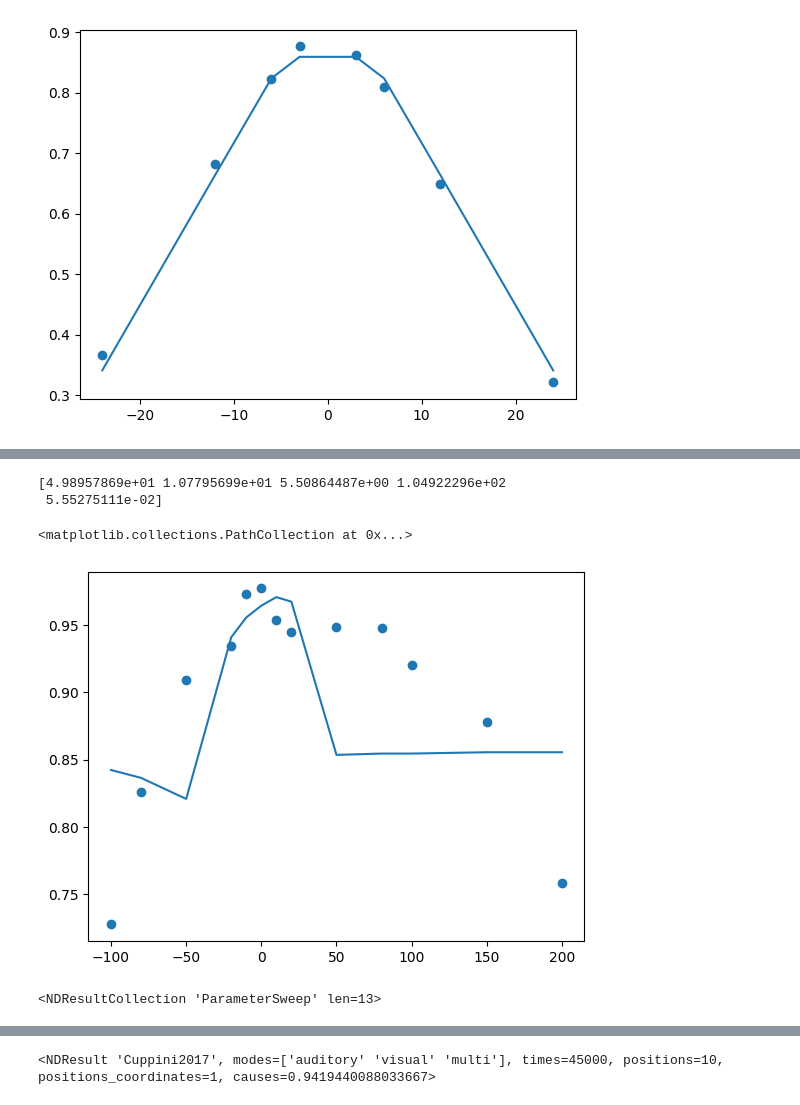
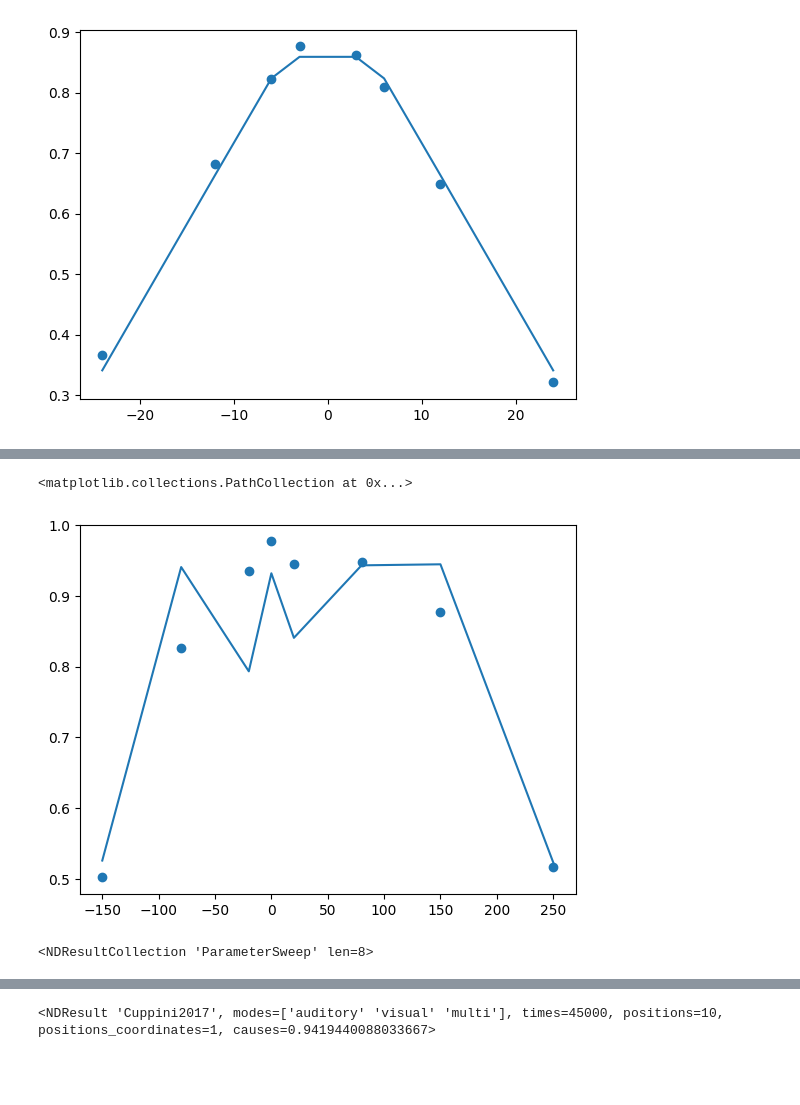
Before and after one commit to renatoparedes/NeuroMSI-Network, a Jupyter notebook: Fit.ipynb, the cells around one changed output, grey strips where cells are left out. Saved outputs shown, nothing was run; the diff lists cells and outputs as text; code cells hidden in the pictures; blank space fills up the shorter version.

Commit message:
Plot update and temporal fit setup update

```diff
--- a/Fit.ipynb
+++ b/Fit.ipynb
@@ -100,7 +100,7 @@ temporal_dis = (
             -0.05,
             -0.02,
             -0.01,
-            0.0,
+            #    0.0,
             0.01,
             0.02,
             0.05,
@@ -130,7 +130,7 @@ temporal_causes_data = np.array(
         0.90882784,
         0.93468864,
         0.97271062,
-        0.97710623,
+        #    0.97710623,
         0.95398352,
         0.94500916,
         0.94871795,
@@ -533,11 +533,14 @@ class CausesProcessingStrategy(ProcessingStrategyABC):
         return np.array(results, dtype=np.float16)
 
 
-temporal_causes_data_short = temporal_causes_data[6:-4]
+temporal_dis_short = np.append(temporal_dis[5:-3:2], temporal_dis[-4])
+temporal_causes_data_short = np.append(
+    temporal_causes_data[5:-3:2], temporal_causes_data[-4]
+)
 
 
 def temporal_cuppini2017_causes_job(a_tau, v_tau, m_tau, ff_weight, cm_weight):
-    model = model = Cuppini2017(
+    model = Cuppini2017(
         neurons=10,
         position_range=(0, 10),
         position_res=1,
@@ -551,7 +554,7 @@ def temporal_cuppini2017_causes_job(a_tau, v_tau, m_tau, ff_weight, cm_weight):
         target="auditory_onset",
         repeat=1,
         n_jobs=1,
-        range=v_onset + temporal_dis[6:-4],
+        range=v_onset + temporal_dis_short,
         processing_strategy=CausesProcessingStrategy(),
     )
 
@@ -565,11 +568,11 @@ def temporal_cuppini2017_causes_job(a_tau, v_tau, m_tau, ff_weight, cm_weight):
         causes_dim="time",
         auditory_stim_n=1,
         visual_stim_n=1,
-        auditory_duration=8,
-        visual_duration=8,
+        auditory_duration=6,
+        visual_duration=6,
         visual_onset=v_onset,
         causes_peak_threshold=0.10,
-        causes_peak_distance=1800,
+        causes_peak_distance=1600,
     )
 
     return res
@@ -620,10 +623,6 @@ differential_evolution step 12: f(x)= 85.8555
-# %%
-print(cuppini2017_temporal_causes_fit_res)
-# %% [output]
-[4.98957869e+01 1.07795699e+01 5.50864487e+00 1.04922296e+02
- 5.55275111e-02]
 # %%
 from skneuromsi.sweep import ProcessingStrategyABC
+from skneuromsi.neural import Cuppini2017
 
 
 class CausesProcessingStrategy(ProcessingStrategyABC):
@@ -634,9 +633,6 @@ class CausesProcessingStrategy(ProcessingStrategyABC):
 
     def reduce(self, results, **kwargs):
         return np.array(results, dtype=np.float16)
-
-
-from skneuromsi.neural import Cuppini2017
 
 
 def temporal_cuppini2017_causes_job(a_tau, v_tau, m_tau, ff_weight, cm_weight):
@@ -654,7 +650,7 @@ def temporal_cuppini2017_causes_job(a_tau, v_tau, m_tau, ff_weight, cm_weight):
         target="auditory_onset",
         repeat=1,
         n_jobs=1,
-        range=v_onset + temporal_dis[6:-4],
+        range=v_onset + temporal_dis[5:-3:2],
         processing_strategy=CausesProcessingStrategy(),
     )
 
@@ -668,29 +664,34 @@ def temporal_cuppini2017_causes_job(a_tau, v_tau, m_tau, ff_weight, cm_weight):
         causes_dim="time",
         auditory_stim_n=1,
         visual_stim_n=1,
-        auditory_duration=8,
-        visual_duration=8,
+        auditory_duration=6,
+        visual_duration=6,
         visual_onset=v_onset,
         causes_peak_threshold=0.10,
-        causes_peak_distance=1800,
+        causes_peak_distance=1600,
     )
 
     return res
 # %%
 cuppini2017_temporal_causes_fit_res = np.load("Cuppini_2017_temporal_fit_res_pars.npy")
 temporal_cuppini2017_model_causes_fit = temporal_cuppini2017_causes_job(
     cuppini2017_temporal_causes_fit_res[0],
     cuppini2017_temporal_causes_fit_res[1],
     cuppini2017_temporal_causes_fit_res[2],
     cuppini2017_temporal_causes_fit_res[3],
     cuppini2017_temporal_causes_fit_res[4],
 )
 
-plt.plot(temporal_dis[6:-4], temporal_cuppini2017_model_causes_fit)
-plt.scatter(temporal_dis[6:-4], temporal_causes_data[6:-4])
+temporal_dis_short = np.append(temporal_dis[5:-3:2], temporal_dis[-4])
+temporal_causes_data_short = np.append(
+    temporal_causes_data[5:-3:2], temporal_causes_data[-4]
+)
+
+plt.plot(temporal_dis_short, temporal_cuppini2017_model_causes_fit)
+plt.scatter(temporal_dis_short, temporal_causes_data_short)
 # %% [output]
 <matplotlib.collections.PathCollection at 0x...>
-[figure, old version]
+[figure, new version]
 # %%
 from skneuromsi.neural import Cuppini2017
 
@@ -712,7 +713,7 @@ def explore_temporal_cuppini2017_causes_job(a_tau, v_tau, m_tau, ff_weight, cm_w
         target="auditory_onset",
         repeat=1,
         n_jobs=1,
-        range=v_onset + temporal_dis[6:-4],
+        range=v_onset + temporal_dis[5:-3:2],
     )
 
     res = sp.run(
@@ -727,11 +728,11 @@ def explore_temporal_cuppini2017_causes_job(a_tau, v_tau, m_tau, ff_weight, cm_w
         visual_soa=None,
         auditory_stim_n=1,
         visual_stim_n=1,
-        auditory_duration=8,
-        visual_duration=8,
+        auditory_duration=6,
+        visual_duration=6,
         visual_onset=v_onset,
-        causes_peak_threshold=0.15,
-        causes_peak_distance=1800,
+        causes_peak_threshold=0.10,
+        causes_peak_distance=1600,
     )
 
     return res
@@ -747,5 +748,5 @@ exp_res = explore_temporal_cuppini2017_causes_job(
 
 exp_res
 # %% [output]
-<NDResultCollection 'ParameterSweep' len=13>
+<NDResultCollection 'ParameterSweep' len=8>
 # %%
```
Also changed, not shown: parts of 9 cells of this notebook, 5 other files.
